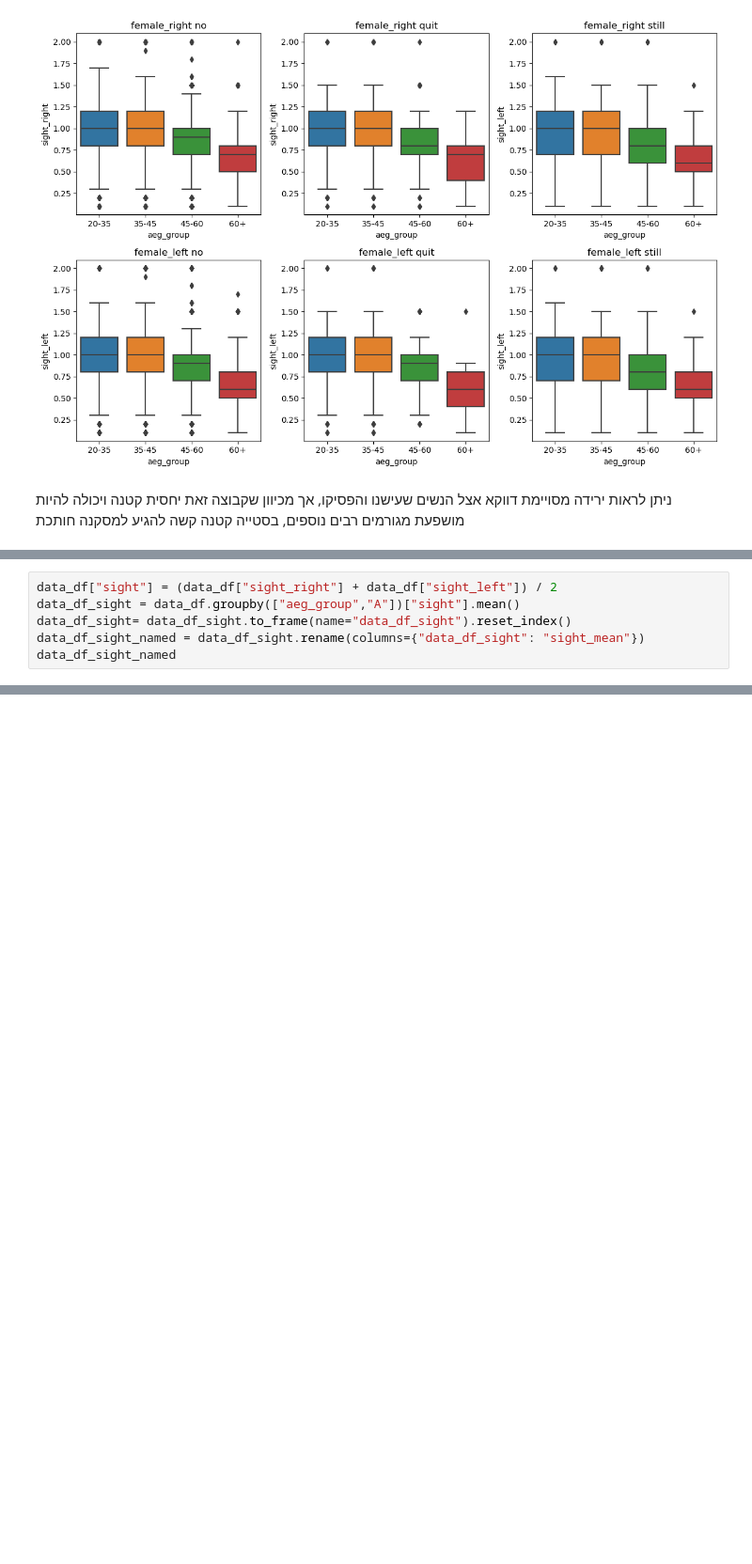
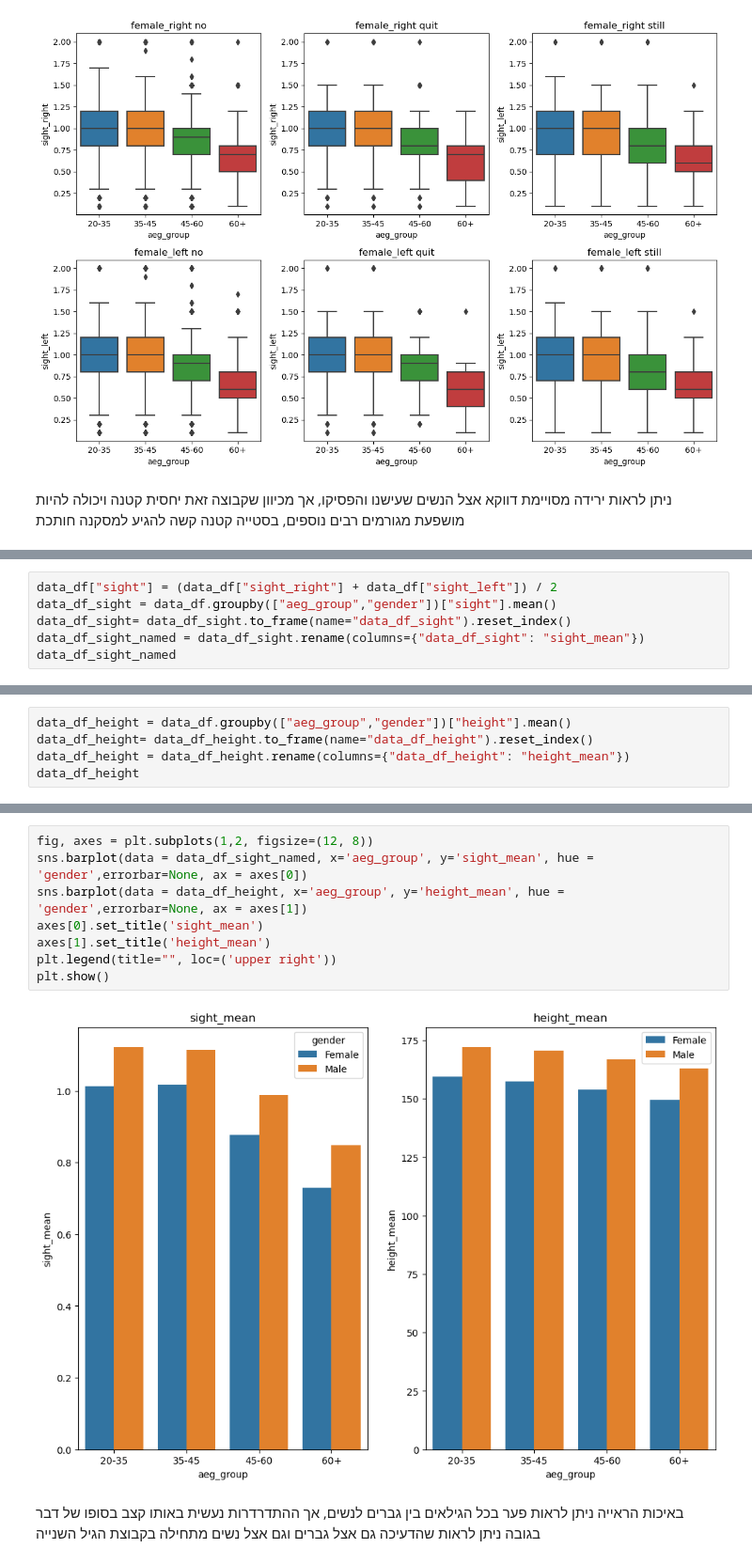
Before and after one commit to reuvenwel/project-1, a Jupyter notebook: גרסה 6.ipynb, the cells around one changed output, grey strips where cells are left out. Shown at 94% size. Drawn from its saved outputs; the diff is of its cells as text; blank space fills up the shorter version.

```diff
--- a/גרסה 6.ipynb
+++ b/גרסה 6.ipynb
@@ -1163,6 +1163,6 @@ plt.show()
 # %%
 data_df["sight"] = (data_df["sight_right"] + data_df["sight_left"]) / 2
-data_df_sight = data_df.groupby(["aeg_group","A"])["sight"].mean()
+data_df_sight = data_df.groupby(["aeg_group","gender"])["sight"].mean()
 data_df_sight= data_df_sight.to_frame(name="data_df_sight").reset_index()
 data_df_sight_named = data_df_sight.rename(columns={"data_df_sight": "sight_mean"})
 data_df_sight_named
@@ -1178,0 +1179,5 @@ plt.show()
+# %%
+data_df_height = data_df.groupby(["aeg_group","gender"])["height"].mean()
+data_df_height= data_df_height.to_frame(name="data_df_height").reset_index()
+data_df_height = data_df_height.rename(columns={"data_df_height": "height_mean"})
+data_df_height
@@ -1178,0 +1194,13 @@ plt.show()
+# %%
+fig, axes = plt.subplots(1,2, figsize=(12, 8))
+sns.barplot(data = data_df_sight_named, x='aeg_group', y='sight_mean', hue = 'gender',errorbar=None, ax = axes[0])
+sns.barplot(data = data_df_height, x='aeg_group', y='height_mean', hue = 'gender',errorbar=None, ax = axes[1])
+axes[0].set_title('sight_mean')
+axes[1].set_title('height_mean')
+plt.legend(title="", loc=('upper right'))
+plt.show()
+# %% [output]
+[figure, added]
+# %% [markdown]
+באיכות הראייה ניתן לראות פער בכל הגילאים בין גברים לנשים, אך ההתדרדרות נעשית באותו קצב בסופו של דבר
+בגובה ניתן לראות שהדעיכה גם אצל גברים וגם אצל נשים מתחילה בקבוצת הגיל השנייה
```
Also changed, not shown: parts of 6 cells of this notebook.
